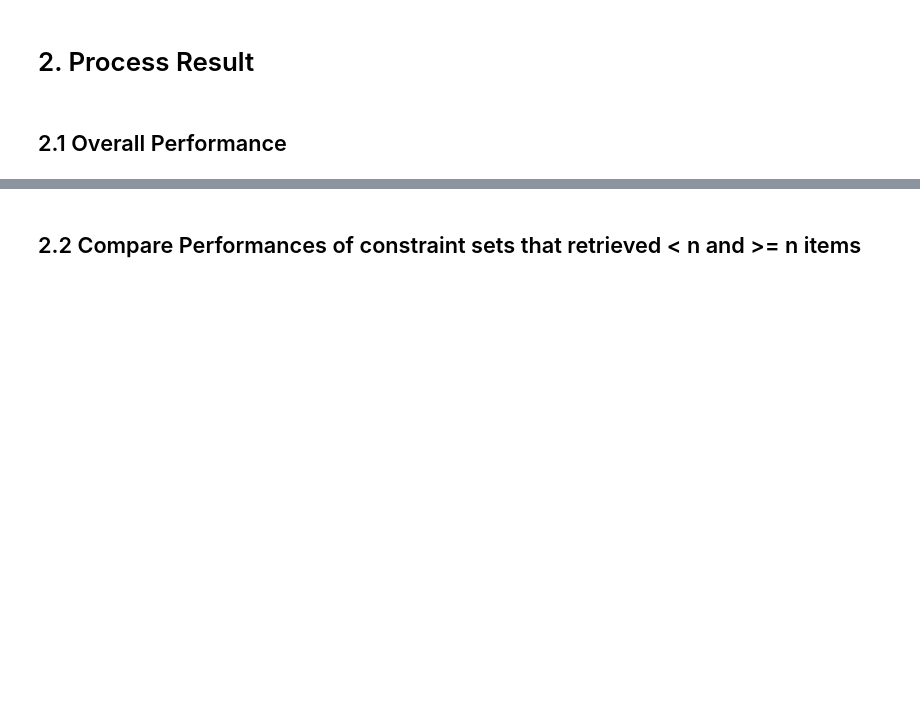
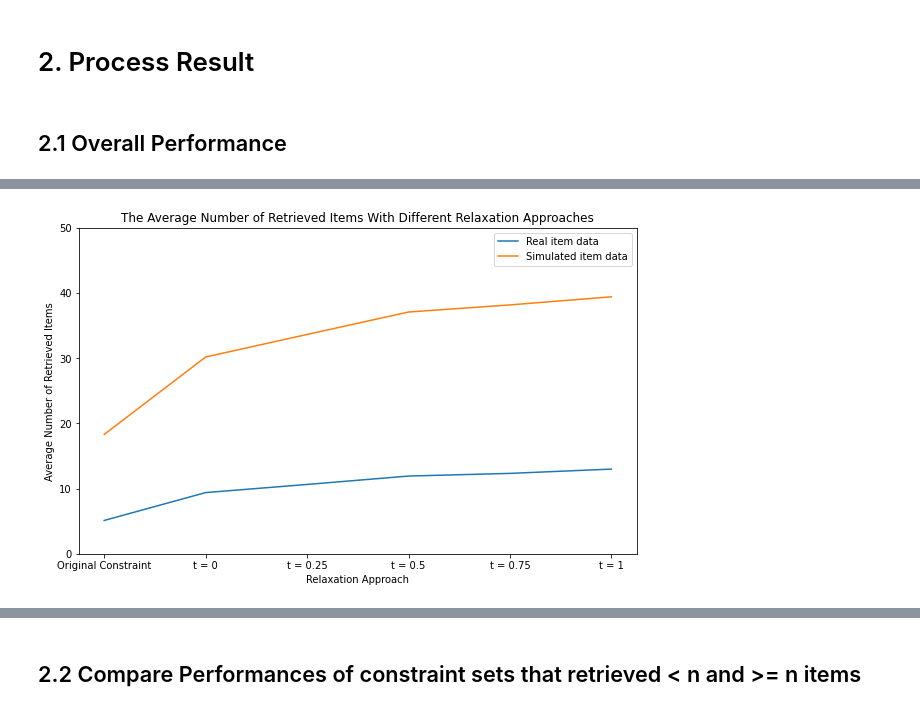
Before and after one commit to gqin10/notebooks-recommender-system, a Jupyter notebook: experiment.ipynb, the cells around one changed output, grey strips where cells are left out. Drawn from its saved outputs; the diff is of its cells as text; code cells hidden in the pictures; blank space fills up the shorter version.

```diff
--- a/experiment.ipynb
+++ b/experiment.ipynb
@@ -64,6 +69,6 @@ results = [real_result, simulated_result]
 # %%
-data_result = real_result
+n_list = [1, 3, 5, 10, 20]
 constraint_cols = [c for c in data_result.columns if 'constraint_' in c]
 no_of_items_cols = [c for c in data_result.columns if 'no_of_items_' in c]
 similarity_cols = [c for c in data_result.columns if 'similarity_' in c]
-n = 3
+relaxation_approaches = ['Original Constraint', 't = 0', 't = 0.25', 't = 0.5', 't = 0.75', 't = 1']
@@ -126,0 +134,21 @@ plt.show()
+# %%
+f = plt.figure()
+f.set_figwidth(10)
+f.set_figheight(6)
+
+real_d = []
+simulated_d = []
+for col in no_of_items_cols:
+    real_d.append(real_result[col].mean())
+    simulated_d.append(simulated_result[col].mean())
+plt.plot(real_d)
+plt.plot(simulated_d)
+plt.title('The Average Number of Retrieved Items With Different Relaxation Approaches')
+plt.ylabel('Average Number of Retrieved Items')
+plt.xlabel('Relaxation Approach')
+plt.xticks(np.arange(0,6),relaxation_approaches)
+plt.legend(['Real item data', 'Simulated item data'],loc='upper right')
+plt.ylim([0, 50])
+plt.show()
+# %% [output]
+[figure, added]
```
Also changed, not shown: parts of 17 cells of this notebook, 7 other files.
